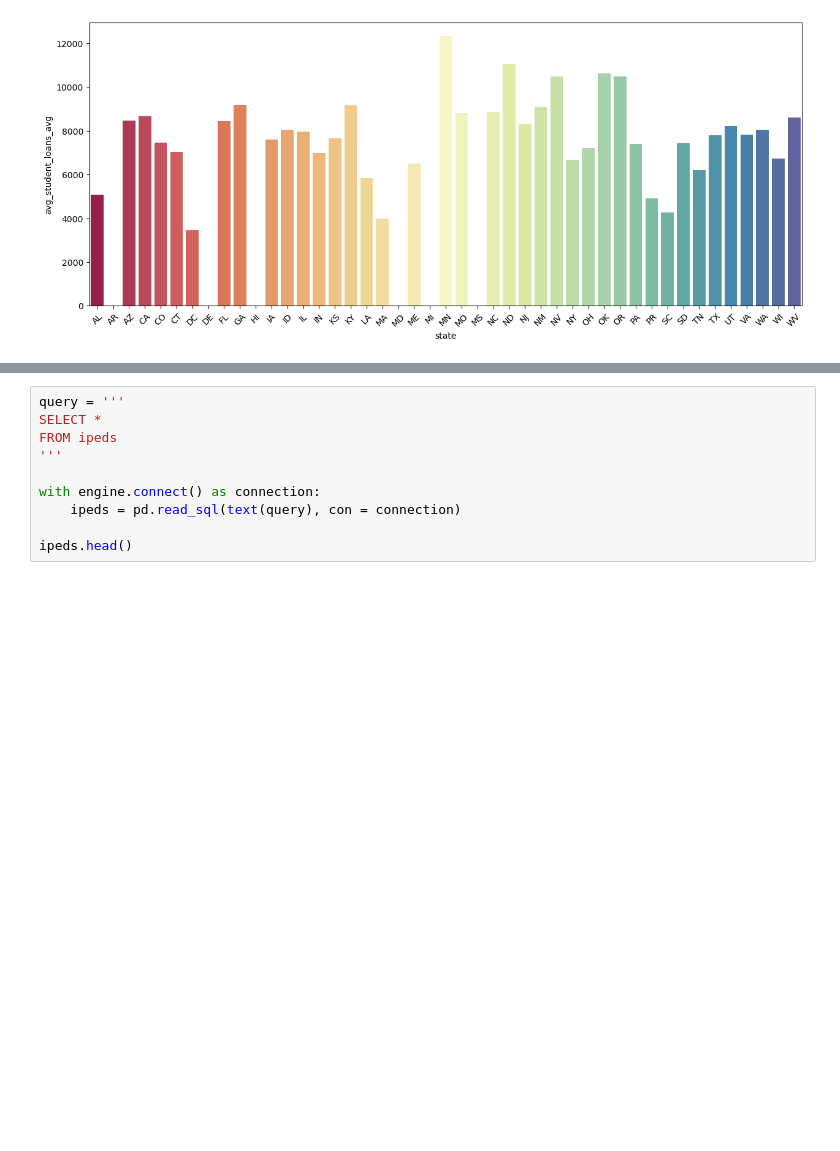
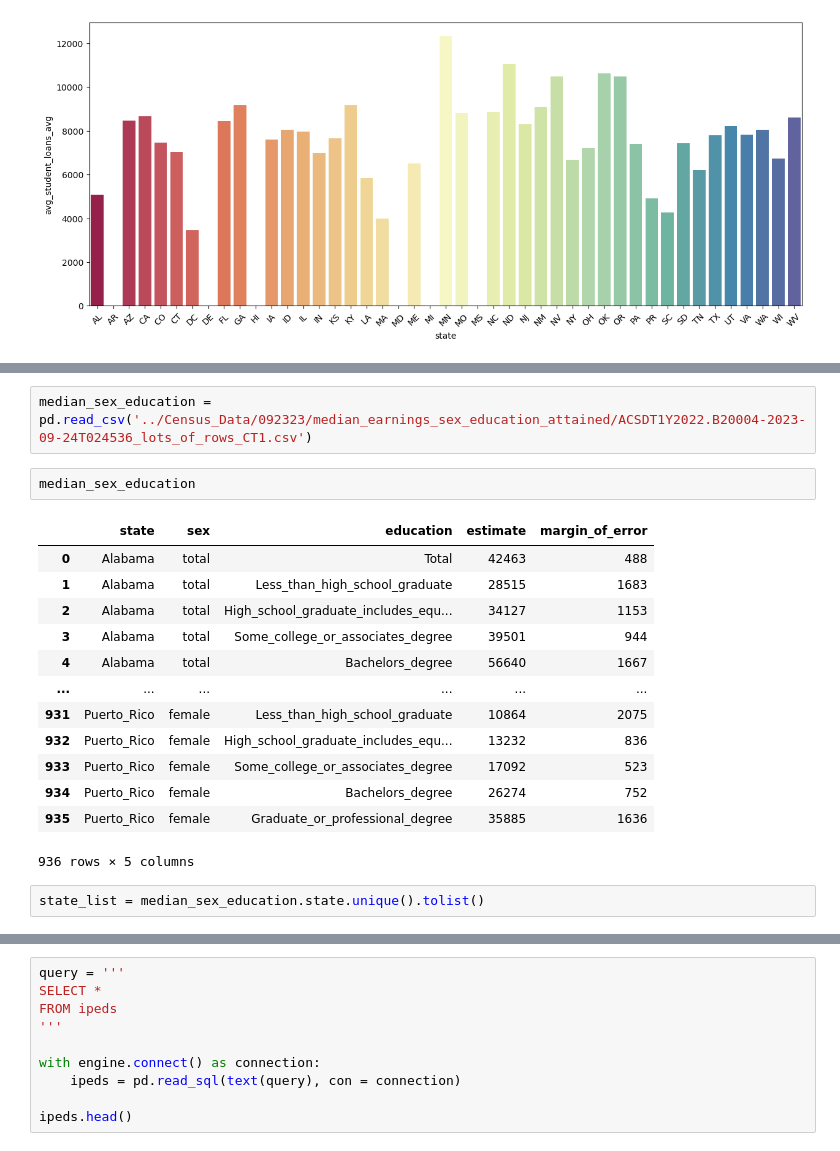
Before and after one commit to volunteercjt/capstone_da9_chase, a Jupyter notebook: capstone_da9_chase.ipynb, the cells around one changed output, grey strips where cells are left out. Drawn from its saved outputs; the diff is of its cells as text; blank space fills up the shorter version.

```diff
--- a/capstone_da9_chase.ipynb
+++ b/capstone_da9_chase.ipynb
@@ -202,0 +293,20 @@ ax.tick_params(axis='x', rotation=45)
+# %%
+median_sex_education = pd.read_csv('../Census_Data/092323/median_earnings_sex_education_attained/ACSDT1Y2022.B20004-2023-09-24T024536_lots_of_rows_CT1.csv')
+# %%
+median_sex_education
+# %% [output]
+|  | state | sex | education | estimate | margin_of_error |
+| 0 | Alabama | total | Total | 42463 | 488 |
+| 1 | Alabama | total | Less_than_high_school_graduate | 28515 | 1683 |
+| 2 | Alabama | total | High_school_graduate_includes_equ... | 34127 | 1153 |
+| 3 | Alabama | total | Some_college_or_associates_degree | 39501 | 944 |
+| 4 | Alabama | total | Bachelors_degree | 56640 | 1667 |
+| ... | ... | ... | ... | ... | ... |
+| 931 | Puerto_Rico | female | Less_than_high_school_graduate | 10864 | 2075 |
+| 932 | Puerto_Rico | female | High_school_graduate_includes_equ... | 13232 | 836 |
+| 933 | Puerto_Rico | female | Some_college_or_associates_degree | 17092 | 523 |
+| 934 | Puerto_Rico | female | Bachelors_degree | 26274 | 752 |
+| 935 | Puerto_Rico | female | Graduate_or_professional_degree | 35885 | 1636 |
+936 rows × 5 columns
+# %%
+state_list = median_sex_education.state.unique().tolist()
```
Also changed, not shown: parts of 23 cells of this notebook, 4 other files.
